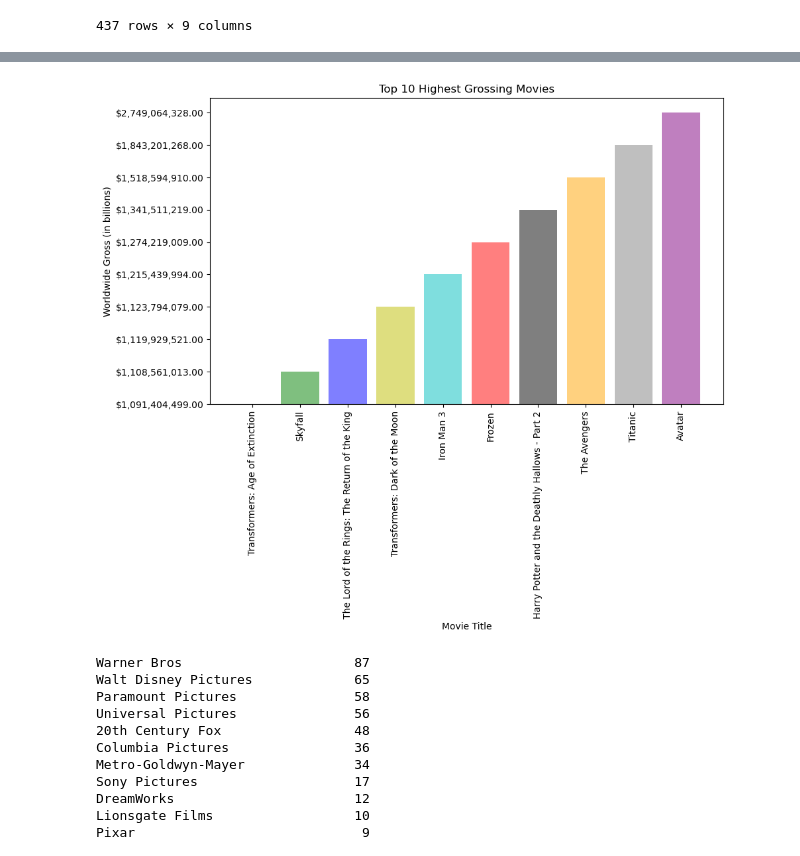
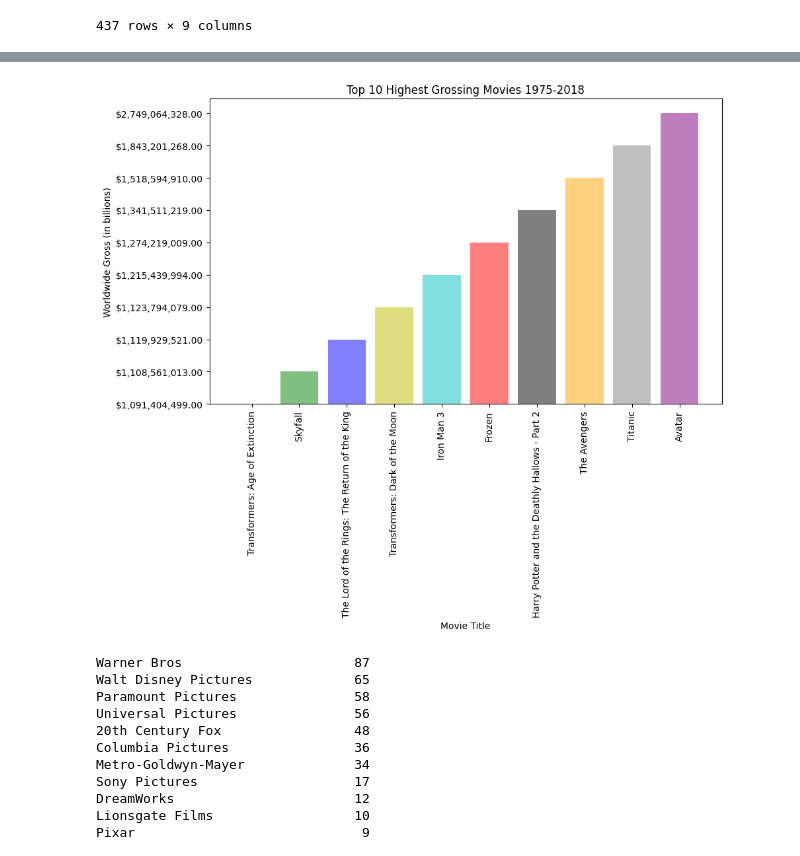
Before and after one commit to vmueller13/Worldwide-Earnings-of-Top-Movies-1975-2018, a Jupyter notebook: Movie_project_py_VLM.ipynb, the cells around one changed output, grey strips where cells are left out. Cells and saved outputs as stored; diff of their text form; code cells hidden in the pictures.

Commit message:
Adding the updated Movies.py file

```diff
--- a/Movie_project_py_VLM.ipynb
+++ b/Movie_project_py_VLM.ipynb
@@ -141,29 +141,29 @@ sorted_data
 # %%
 #Plot bar showing the highest Worldwide Gross and the movies
 # sort the data by worldwide gross and create x_axis and y_axis
 sorted_data = highest_gross.sort_values('Worldwide Gross', ascending=True)
 x_axis = sorted_data['Movie Title']
 y_axis = sorted_data['Worldwide Gross']
 
 # create a list of custom colors with the same length as x_axis
 colors = ['m', 'g', 'b', 'y', 'c', 'r', 'k', 'orange', 'gray', 'purple']
 
 fig, ax = plt.subplots(figsize=(10, 6))
 ax.bar(x_axis, y_axis, color=colors, alpha=0.5, align="center")
 
 # set the title and axis labels
-ax.set_title("Top 10 Highest Grossing Movies")
+ax.set_title("Top 10 Highest Grossing Movies 1975-2018")
 ax.set_xlabel("Movie Title")
 ax.set_ylabel("Worldwide Gross (in billions)")
 
 # set the tick labels to be vertical and spaced out
 ax.set_xticks(range(len(x_axis)))
 ax.set_xticklabels(x_axis, rotation=90)
 
 
 plt.show() # show the plot
 # %% [output]
-[figure, old version]
+[figure, new version]
 # %%
 #For the production companies
 production = clean_df['Production Studio'].value_counts()
```
Also changed, not shown: parts of 7 cells of this notebook.
